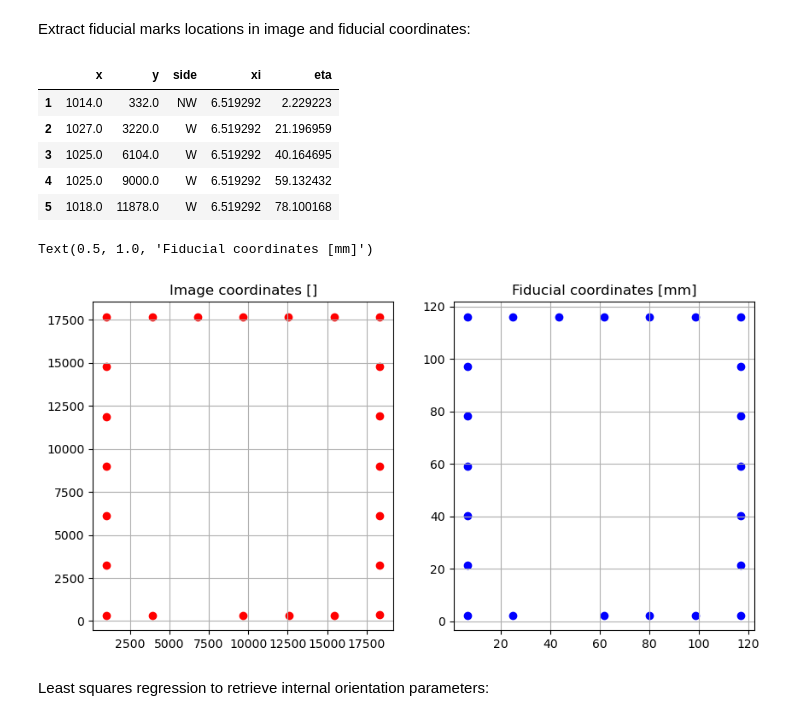
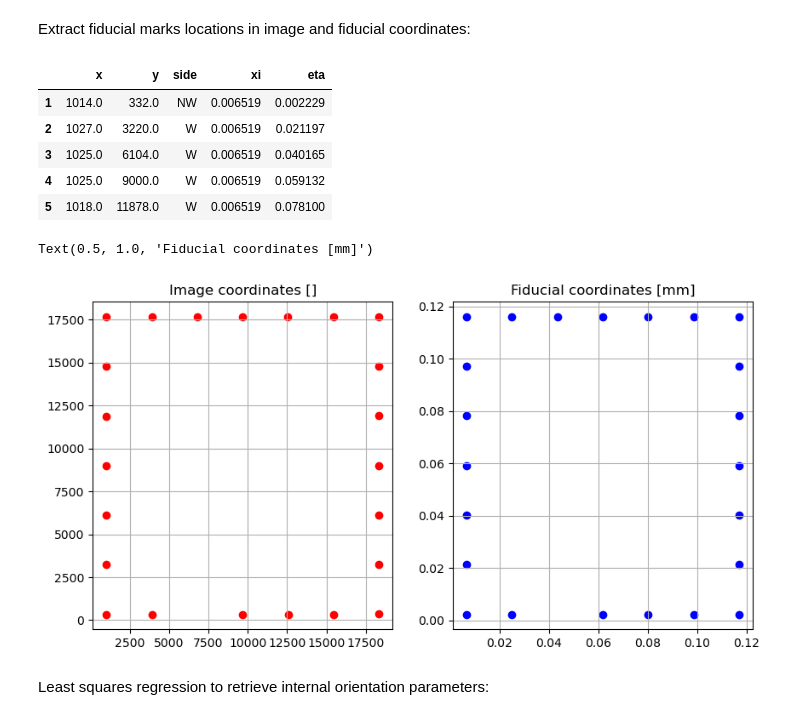
Before and after one commit to lorisdanjou/KH-5_ARGON_images_processing, a Jupyter notebook: internal_orientation.ipynb, the cells around one changed output. Saved outputs shown, nothing was run; the diff lists cells and outputs as text; code cells hidden in the pictures.

```diff
--- a/internal_orientation.ipynb
+++ b/internal_orientation.ipynb
@@ -118,6 +118,7 @@ add_offset :
 # %% [markdown]
 Extract fiducial marks locations in image and fiducial coordinates:
 # %%
+SIZE_FILM = 127e-3
 FMs = pd.DataFrame(
     [
         # top left corner
@@ -162,44 +163,44 @@ FMs.loc[2:6, "side"] = "W"
 FMs.loc[7, "side"] = "SW"
 FMs.loc[8:12, "side"] = "S"
 FMs.loc[13, "side"] = "SE"
 FMs.loc[14:18, "side"] = "E"
 FMs.loc[19, "side"] = "NE"
 FMs.loc[20:24, "side"] = "N"
 
 # cast as float
 FMs = FMs.astype({"x": float, "y": float})
 
-xiW = FMs.loc[FMs["side"].apply(lambda x: x.__contains__("W")), "x"].mean() * 127/shx
-etaS = FMs.loc[FMs["side"].apply(lambda x: x.__contains__("S")), "y"].mean() * 127/shy
-xiE = FMs.loc[FMs["side"].apply(lambda x: x.__contains__("E")), "x"].mean() * 127/shx
-etaN = FMs.loc[FMs["side"].apply(lambda x: x.__contains__("N")), "y"].mean() * 127/shy
+xiW = FMs.loc[FMs["side"].apply(lambda x: x.__contains__("W")), "x"].mean() * SIZE_FILM/shx
+etaS = FMs.loc[FMs["side"].apply(lambda x: x.__contains__("S")), "y"].mean() * SIZE_FILM/shy
+xiE = FMs.loc[FMs["side"].apply(lambda x: x.__contains__("E")), "x"].mean() * SIZE_FILM/shx
+etaN = FMs.loc[FMs["side"].apply(lambda x: x.__contains__("N")), "y"].mean() * SIZE_FILM/shy
 
 FMs.loc[FMs["side"].apply(lambda x: x.__contains__("W")), "xi"] = xiW
 FMs.loc[FMs["side"].apply(lambda x: x.__contains__("S")), "eta"] = etaS
 FMs.loc[FMs["side"].apply(lambda x: x.__contains__("E")), "xi"] = xiE
 FMs.loc[FMs["side"].apply(lambda x: x.__contains__("N")), "eta"] = etaN
 
-delta_xi = (127 - xiW - (127 - xiE)) / 6
-delta_eta = (127 - etaN - (127 - etaS)) /6
+delta_xi = (SIZE_FILM - xiW - (SIZE_FILM - xiE)) / 6
+delta_eta = (SIZE_FILM - etaN - (SIZE_FILM - etaS)) /6
 
 # FMs.loc[2:6, "eta"] = FMs.loc[2:6, "y"] * 127 / shy
 # FMs.loc[8:12, "xi"] = FMs.loc[8:12, "x"] * 127 / shx
 # FMs.loc[14:18, "eta"] = FMs.loc[14:18, "y"] * 127 / shy
 # FMs.loc[20:24, "xi"] = FMs.loc[20:24, "x"] * 127 / shx
 
 FMs.loc[2:6, "eta"] = etaN + delta_eta * np.array(range(1, 6))
 FMs.loc[8:12, "xi"] = xiW + delta_xi * np.array(range(1, 6))
 FMs.loc[14:18, "eta"] = etaN + delta_eta * np.array(range(5, 0, -1))
 FMs.loc[20:24, "xi"] = xiW + delta_xi * np.array([5, 4, 3, 1]) # missing point here
 
 FMs.head()
 # %% [output]
 |  | x | y | side | xi | eta |
-| 1 | 1014.0 | 332.0 | NW | 6.519292 | 2.229223 |
-| 2 | 1027.0 | 3220.0 | W | 6.519292 | 21.196959 |
-| 3 | 1025.0 | 6104.0 | W | 6.519292 | 40.164695 |
-| 4 | 1025.0 | 9000.0 | W | 6.519292 | 59.132432 |
-| 5 | 1018.0 | 11878.0 | W | 6.519292 | 78.100168 |
+| 1 | 1014.0 | 332.0 | NW | 0.006519 | 0.002229 |
+| 2 | 1027.0 | 3220.0 | W | 0.006519 | 0.021197 |
+| 3 | 1025.0 | 6104.0 | W | 0.006519 | 0.040165 |
+| 4 | 1025.0 | 9000.0 | W | 0.006519 | 0.059132 |
+| 5 | 1018.0 | 11878.0 | W | 0.006519 | 0.078100 |
 # %%
 fig, axs = plt.subplots(ncols=2, figsize=(10, 5))
 axs[0].scatter(FMs.x, FMs.y, color='r')
@@ -210,7 +211,7 @@ axs[1].grid()
 axs[1].set_title('Fiducial coordinates [mm]')
 # %% [output]
 Text(0.5, 1.0, 'Fiducial coordinates [mm]')
-[figure, old version]
+[figure, new version]
 # %% [markdown]
 Least squares regression to retrieve internal orientation parameters:
 # %%
```
Also changed, not shown: parts of 5 cells of this notebook, 1 other file.
